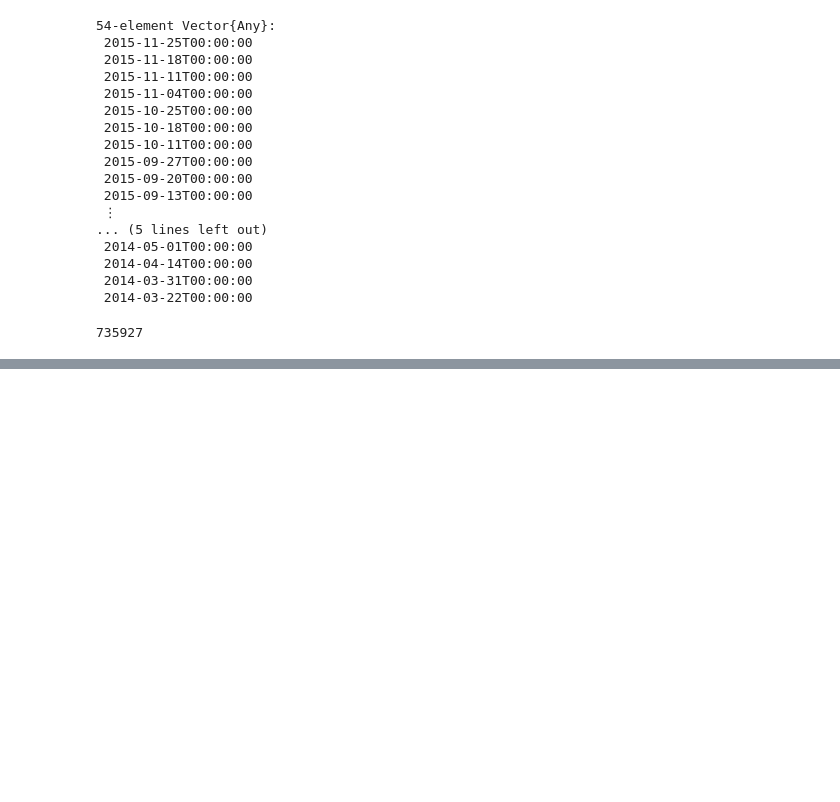
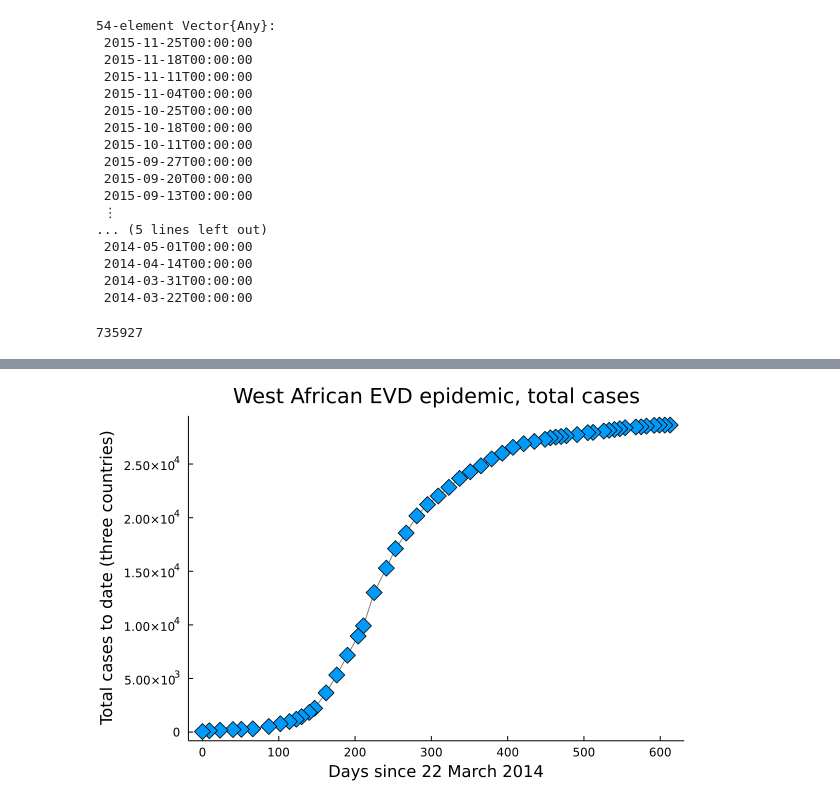
Before and after one commit to pgrepds/julia-playground, a Jupyter notebook: EbolaPandemicAnalysis.ipynb, the cells around one changed output, grey strips where cells are left out. Saved outputs shown, nothing was run; the diff lists cells and outputs as text; code cells hidden in the pictures; blank space fills up the shorter version.

```diff
--- a/EbolaPandemicAnalysis.ipynb
+++ b/EbolaPandemicAnalysis.ipynb
@@ -142,0 +166,12 @@ DelimitedFiles.writedlm("data/wikipediaEVDdatesconverted.csv", wikiEVDraw, ',')
+# %%
+plot(epidays, allcases,
+    title = "West African EVD epidemic, total cases",
+    xlabel = "Days since 22 March 2014",
+    ylabel = "Total cases to date (three countries)",
+    marker = (:diamond, 8),
+    line = (:path, "gray"),
+    legend = false,
+    grid = false
+)
+# %% [output]
+[figure, added]
```
Also changed, not shown: parts of 6 cells of this notebook.
